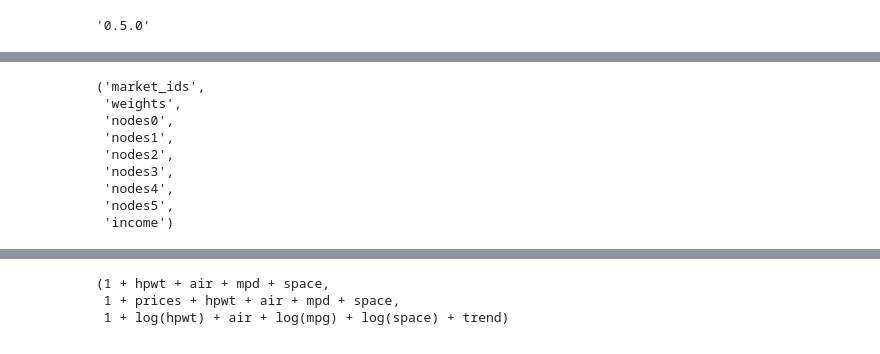
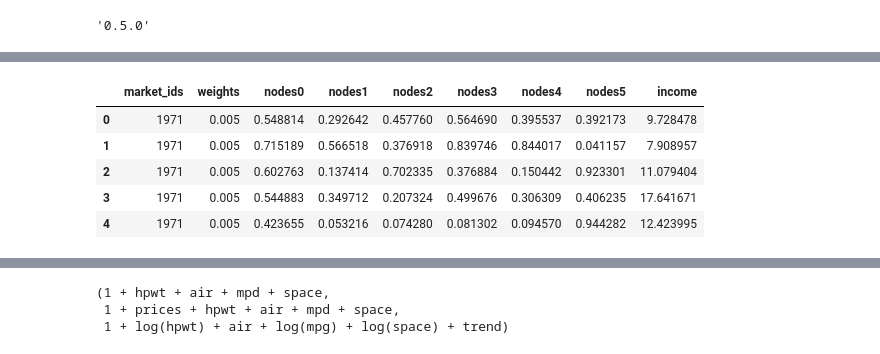
Before and after one commit to jeffgortmaker/pyblp, a Jupyter notebook: docs/notebooks/tutorial/blp.ipynb, the cells around one changed output, grey strips where cells are left out. Saved outputs shown, nothing was run; the diff lists cells and outputs as text; code cells hidden in the pictures.

```diff
--- a/docs/notebooks/tutorial/blp.ipynb
+++ b/docs/notebooks/tutorial/blp.ipynb
@@ -45,13 +43,10 @@ The `agent_data` argument of :class:`Problem` should also be a structured array-
 # %%
 agent_data = np.recfromcsv(pyblp.data.BLP_AGENTS_LOCATION, encoding='utf-8')
-agent_data.dtype.names
+pd.DataFrame(agent_data).head()
 # %% [output]
-('market_ids',
- 'weights',
- 'nodes0',
- 'nodes1',
- 'nodes2',
- 'nodes3',
- 'nodes4',
- 'nodes5',
- 'income')
+|  | market_ids | weights | nodes0 | nodes1 | nodes2 | nodes3 | nodes4 | nodes5 | income |
+| 0 | 1971 | 0.005 | 0.548814 | 0.292642 | 0.457760 | 0.564690 | 0.395537 | 0.392173 | 9.728478 |
+| 1 | 1971 | 0.005 | 0.715189 | 0.566518 | 0.376918 | 0.839746 | 0.844017 | 0.041157 | 7.908957 |
+| 2 | 1971 | 0.005 | 0.602763 | 0.137414 | 0.702335 | 0.376884 | 0.150442 | 0.923301 | 11.079404 |
+| 3 | 1971 | 0.005 | 0.544883 | 0.349712 | 0.207324 | 0.499676 | 0.306309 | 0.406235 | 17.641671 |
+| 4 | 1971 | 0.005 | 0.423655 | 0.053216 | 0.074280 | 0.081302 | 0.094570 | 0.944282 | 12.423995 |
```
Also changed, not shown: parts of 21 cells of this notebook, 2 other files.
